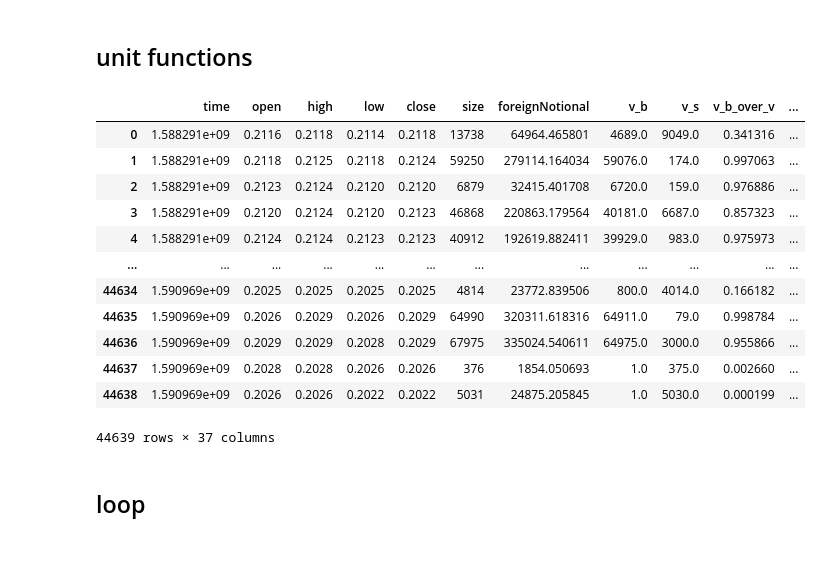
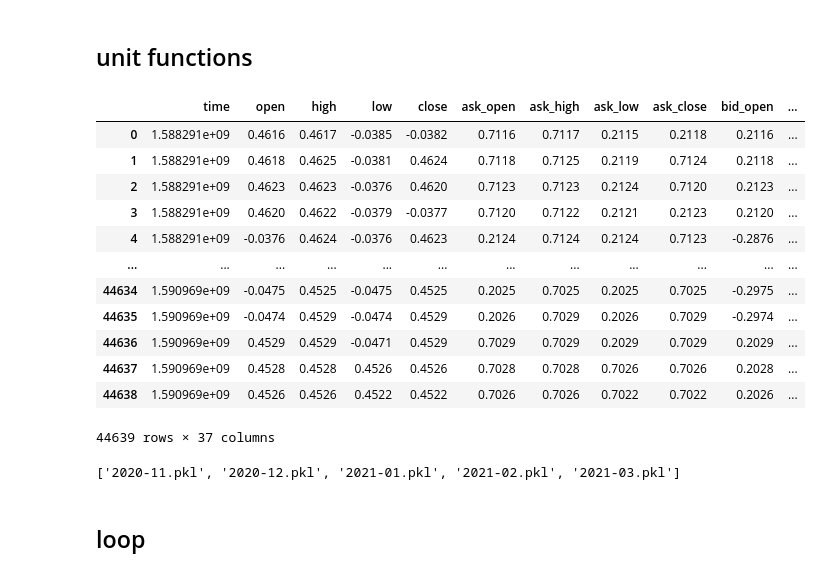
Before and after one commit to noaillypau/Polyvalent_Backtester_3, a Jupyter notebook: datas/bybit.ipynb, the cells around one changed output. Saved outputs shown, nothing was run; the diff lists cells and outputs as text; code cells hidden in the pictures.

```diff
--- a/datas/bybit.ipynb
+++ b/datas/bybit.ipynb
@@ -724,21 +724,25 @@ markets_bybit = {market['id']:market for market in ccxt.bybit().fetch_markets()}
 # %%
 resamp_df('XRPUSD', '2020', '05', markets_bybit)
 # %%
-pd.read_pickle('D://Trading/Data/Crypto/Bybit/1min_customOHLC_from_trades/XRPUSD/1min/2020-05.pkl')
+pd.read_pickle('D://Trading/Data/Crypto/Bybit/1min_customOHLC_from_trades/XRPUSD/2020-05.pkl')
 # %% [output]
-|  | time | open | high | low | close | size | foreignNotional | v_b | v_s | v_b_over_v | ... |
-| 0 | 1.588291e+09 | 0.2116 | 0.2118 | 0.2114 | 0.2118 | 13738 | 64964.465801 | 4689.0 | 9049.0 | 0.341316 | ... |
-| 1 | 1.588291e+09 | 0.2118 | 0.2125 | 0.2118 | 0.2124 | 59250 | 279114.164034 | 59076.0 | 174.0 | 0.997063 | ... |
-| 2 | 1.588291e+09 | 0.2123 | 0.2124 | 0.2120 | 0.2120 | 6879 | 32415.401708 | 6720.0 | 159.0 | 0.976886 | ... |
-| 3 | 1.588291e+09 | 0.2120 | 0.2124 | 0.2120 | 0.2123 | 46868 | 220863.179564 | 40181.0 | 6687.0 | 0.857323 | ... |
-| 4 | 1.588291e+09 | 0.2124 | 0.2124 | 0.2123 | 0.2123 | 40912 | 192619.882411 | 39929.0 | 983.0 | 0.975973 | ... |
+|  | time | open | high | low | close | ask_open | ask_high | ask_low | ask_close | bid_open | ... |
+| 0 | 1.588291e+09 | 0.4616 | 0.4617 | -0.0385 | -0.0382 | 0.7116 | 0.7117 | 0.2115 | 0.2118 | 0.2116 | ... |
+| 1 | 1.588291e+09 | 0.4618 | 0.4625 | -0.0381 | 0.4624 | 0.7118 | 0.7125 | 0.2119 | 0.7124 | 0.2118 | ... |
+| 2 | 1.588291e+09 | 0.4623 | 0.4623 | -0.0376 | 0.4620 | 0.7123 | 0.7123 | 0.2124 | 0.7120 | 0.2123 | ... |
+| 3 | 1.588291e+09 | 0.4620 | 0.4622 | -0.0379 | -0.0377 | 0.7120 | 0.7122 | 0.2121 | 0.2123 | 0.2120 | ... |
+| 4 | 1.588291e+09 | -0.0376 | 0.4624 | -0.0376 | 0.4623 | 0.2124 | 0.7124 | 0.2124 | 0.7123 | -0.2876 | ... |
 | ... | ... | ... | ... | ... | ... | ... | ... | ... | ... | ... | ... |
-| 44634 | 1.590969e+09 | 0.2025 | 0.2025 | 0.2025 | 0.2025 | 4814 | 23772.839506 | 800.0 | 4014.0 | 0.166182 | ... |
-| 44635 | 1.590969e+09 | 0.2026 | 0.2029 | 0.2026 | 0.2029 | 64990 | 320311.618316 | 64911.0 | 79.0 | 0.998784 | ... |
-| 44636 | 1.590969e+09 | 0.2029 | 0.2029 | 0.2028 | 0.2029 | 67975 | 335024.540611 | 64975.0 | 3000.0 | 0.955866 | ... |
-| 44637 | 1.590969e+09 | 0.2028 | 0.2028 | 0.2026 | 0.2026 | 376 | 1854.050693 | 1.0 | 375.0 | 0.002660 | ... |
-| 44638 | 1.590969e+09 | 0.2026 | 0.2026 | 0.2022 | 0.2022 | 5031 | 24875.205845 | 1.0 | 5030.0 | 0.000199 | ... |
+| 44634 | 1.590969e+09 | -0.0475 | 0.4525 | -0.0475 | 0.4525 | 0.2025 | 0.7025 | 0.2025 | 0.7025 | -0.2975 | ... |
+| 44635 | 1.590969e+09 | -0.0474 | 0.4529 | -0.0474 | 0.4529 | 0.2026 | 0.7029 | 0.2026 | 0.7029 | -0.2974 | ... |
+| 44636 | 1.590969e+09 | 0.4529 | 0.4529 | -0.0471 | 0.4529 | 0.7029 | 0.7029 | 0.2029 | 0.7029 | 0.2029 | ... |
+| 44637 | 1.590969e+09 | 0.4528 | 0.4528 | 0.4526 | 0.4526 | 0.7028 | 0.7028 | 0.7026 | 0.7026 | 0.2028 | ... |
+| 44638 | 1.590969e+09 | 0.4526 | 0.4526 | 0.4522 | 0.4522 | 0.7026 | 0.7026 | 0.7022 | 0.7022 | 0.2026 | ... |
 44639 rows × 37 columns
+# %%
+os.listdir(f'D://Trading/Data/Crypto/Bybit/trades_raw_tick/{symbol}')
+# %% [output]
+['2020-11.pkl', '2020-12.pkl', '2021-01.pkl', '2021-02.pkl', '2021-03.pkl']
 # %% [markdown]
 ## loop
 # %%
```
Also changed, not shown: parts of 4 cells of this notebook, 1 other file.
